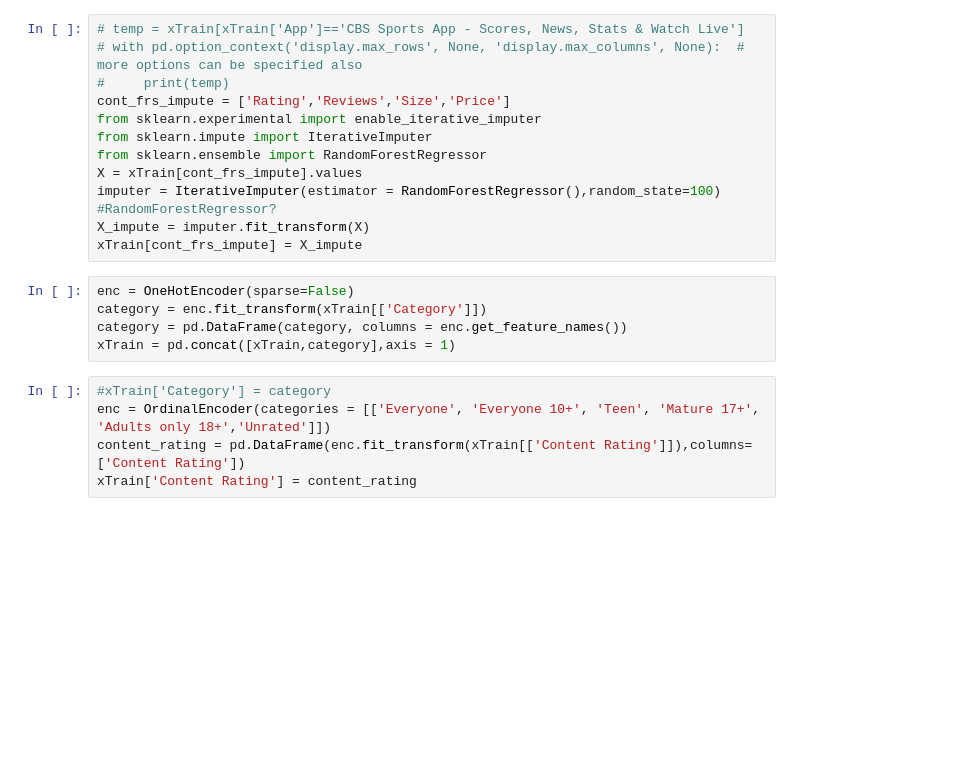
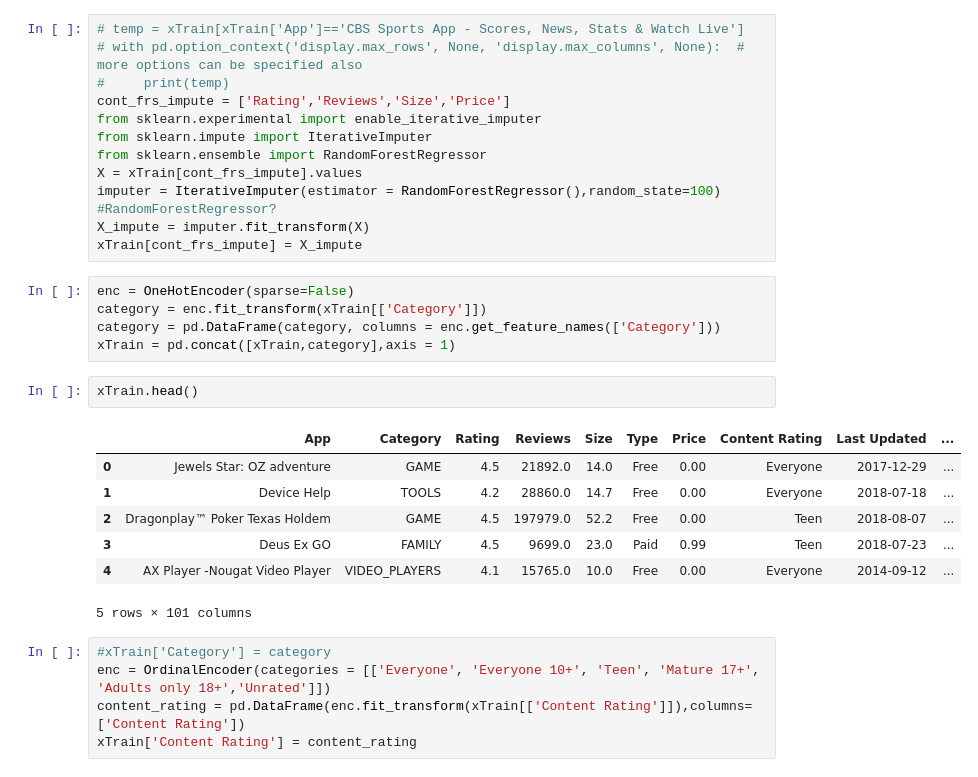
Before and after one commit to bao1981105/Google-Apps-Download-Prediction, a Jupyter notebook: src/analysis.ipynb, the cells around one changed output. Drawn from its saved outputs; the diff is of its cells as text; blank space fills up the shorter version.

```diff
--- a/src/preprocess.ipynb
+++ b/src/analysis.ipynb
@@ -240,8 +339,18 @@ xTrain[cont_frs_impute] = X_impute
 # %%
 enc = OneHotEncoder(sparse=False)
 category = enc.fit_transform(xTrain[['Category']])
-category = pd.DataFrame(category, columns = enc.get_feature_names())
+category = pd.DataFrame(category, columns = enc.get_feature_names(['Category']))
 xTrain = pd.concat([xTrain,category],axis = 1)
+# %%
+xTrain.head()
+# %% [output]
+|  | App | Category | Rating | Reviews | Size | Type | Price | Content Rating | Last Updated | ... |
+| 0 | Jewels Star: OZ adventure | GAME | 4.5 | 21892.0 | 14.0 | Free | 0.00 | Everyone | 2017-12-29 | ... |
+| 1 | Device Help | TOOLS | 4.2 | 28860.0 | 14.7 | Free | 0.00 | Everyone | 2018-07-18 | ... |
+| 2 | Dragonplay™ Poker Texas Holdem | GAME | 4.5 | 197979.0 | 52.2 | Free | 0.00 | Teen | 2018-08-07 | ... |
+| 3 | Deus Ex GO | FAMILY | 4.5 | 9699.0 | 23.0 | Paid | 0.99 | Teen | 2018-07-23 | ... |
+| 4 | AX Player -Nougat Video Player | VIDEO_PLAYERS | 4.1 | 15765.0 | 10.0 | Free | 0.00 | Everyone | 2014-09-12 | ... |
+5 rows × 101 columns
 # %%
 #xTrain['Category'] = category
 enc = OrdinalEncoder(categories = [['Everyone', 'Everyone 10+', 'Teen', 'Mature 17+', 'Adults only 18+','Unrated']])
```
Also changed, not shown: parts of 15 cells of this notebook, 8 other files.
